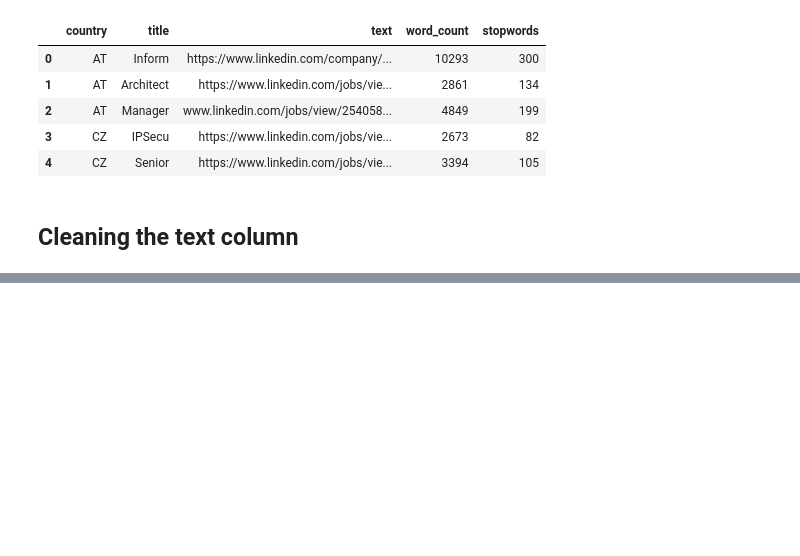
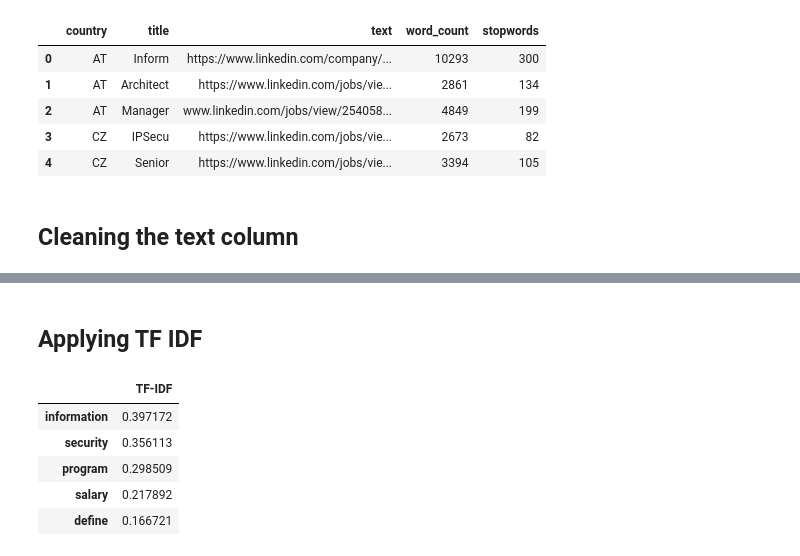
Before and after one commit to Elshan777/cybersecurity-job-ad-analysis, a Jupyter notebook: Milestone 1.ipynb, the cells around one changed output, grey strips where cells are left out. Saved outputs shown, nothing was run; the diff lists cells and outputs as text; code cells hidden in the pictures; blank space fills up the shorter version.

```diff
--- a/Milestone 1.ipynb
+++ b/Milestone 1.ipynb
@@ -94,0 +186,18 @@ df.head()
+# %% [markdown]
+## Applying TF IDF
+# %%
+tfidf = TfidfVectorizer(max_features=1000, lowercase=True, analyzer='word',
+ stop_words= 'english',ngram_range=(1,1))
+
+vect = tfidf.fit_transform(df['text'])
+
+tf_df = pd.DataFrame(vect[1].T.todense(), index=tfidf.get_feature_names_out(),
+             columns=["TF-IDF"]).sort_values('TF-IDF', ascending=False)
+tf_df.head()
+# %% [output]
+|  | TF-IDF |
+| information | 0.397172 |
+| security | 0.356113 |
+| program | 0.298509 |
+| salary | 0.217892 |
+| define | 0.166721 |
```
Also changed, not shown: parts of 21 cells of this notebook, 1 other file.
